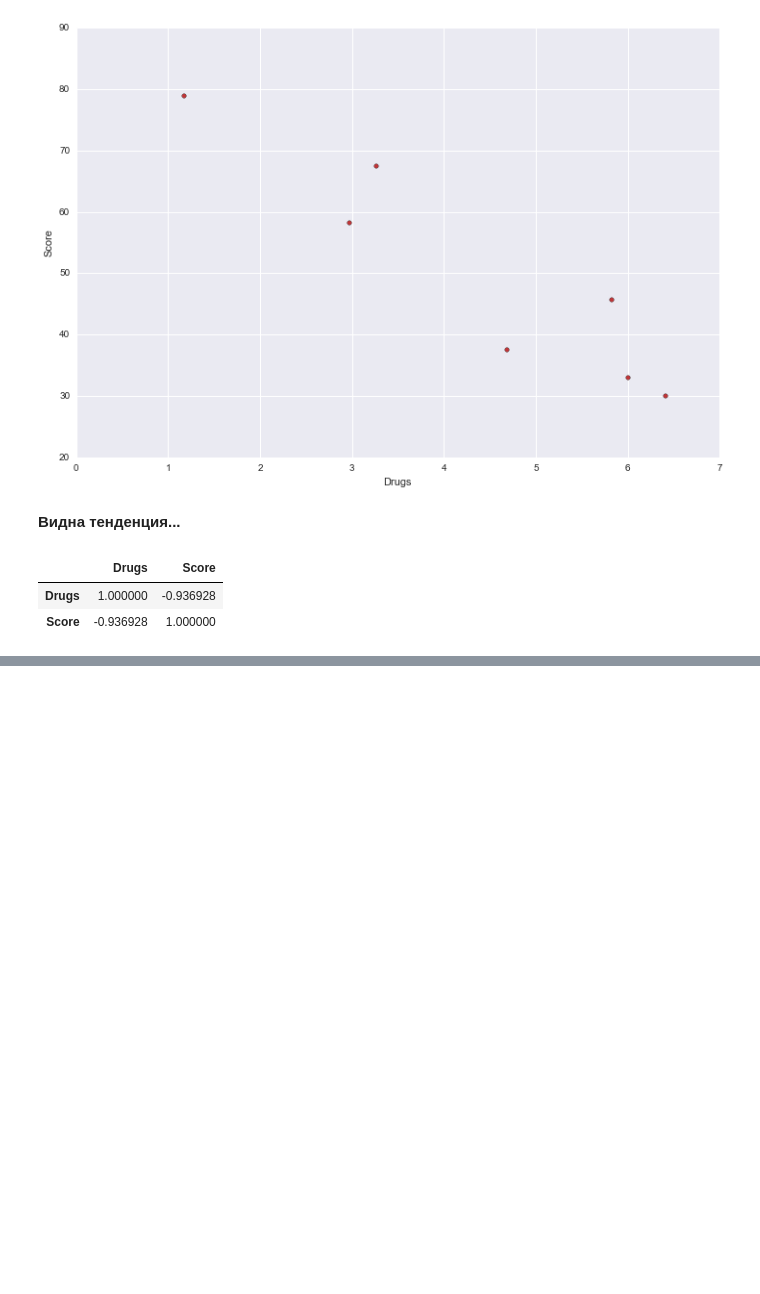
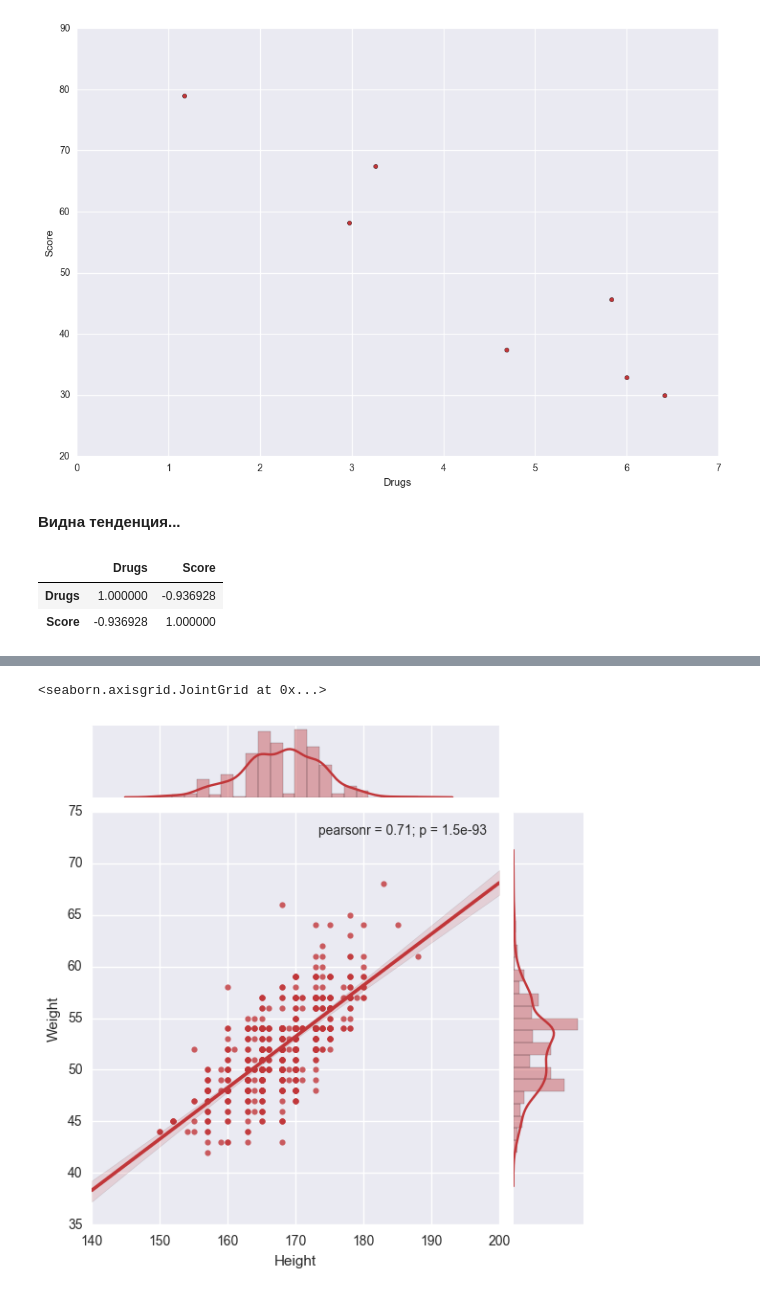
Before and after one commit to 1gnatov/ML_DM_HSE_minor, a Jupyter notebook: module2_data_analysis_notebooks/seminar02_pandas_visual/seminar02_part4_5_seaborn_example.ipynb, the cells around one changed output, grey strips where cells are left out. Drawn from its saved outputs; the diff is of its cells as text; code cells hidden in the pictures; blank space fills up the shorter version.

```diff
--- a/module2_data_analysis_notebooks/seminar02_pandas_visual/seminar02_part4_5_seaborn_example.ipynb
+++ b/module2_data_analysis_notebooks/seminar02_pandas_visual/seminar02_part4_5_seaborn_example.ipynb
@@ -176,0 +187,6 @@ sns.jointplot(x='Drugs', y='Score',
+# %%
+sns.jointplot(x='Height', y='Weight',
+              data=girls, kind='reg')
+# %% [output]
+<seaborn.axisgrid.JointGrid at 0x...>
+[figure, added]
```
Also changed, not shown: parts of 6 cells of this notebook, 18 other files.
